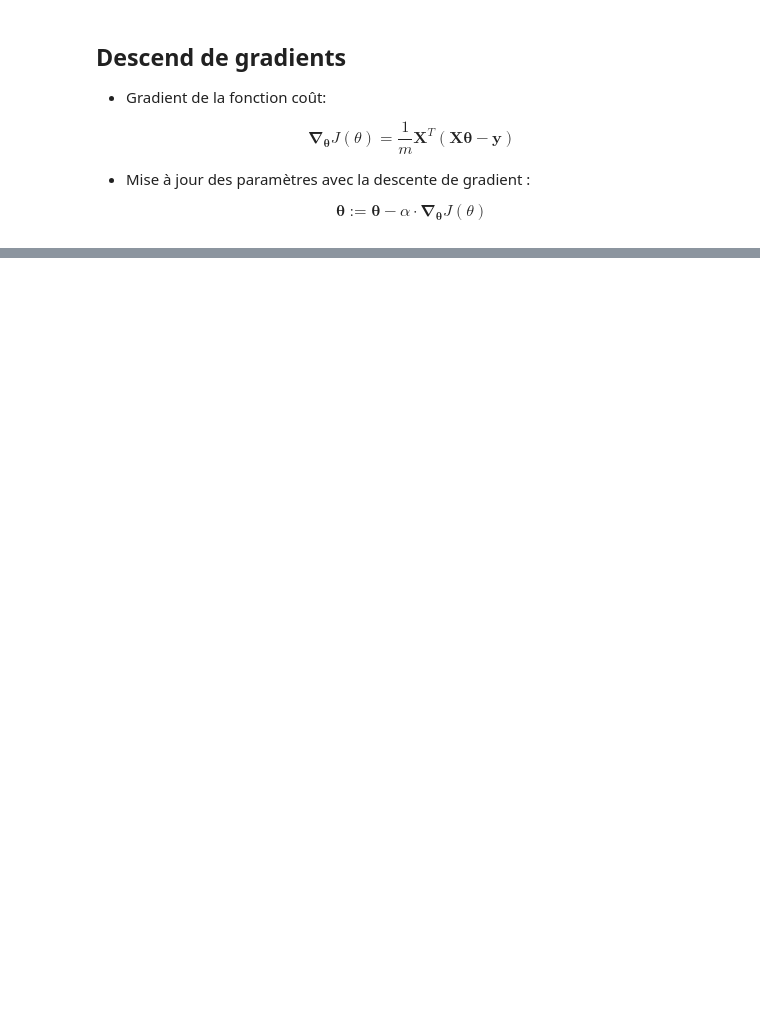
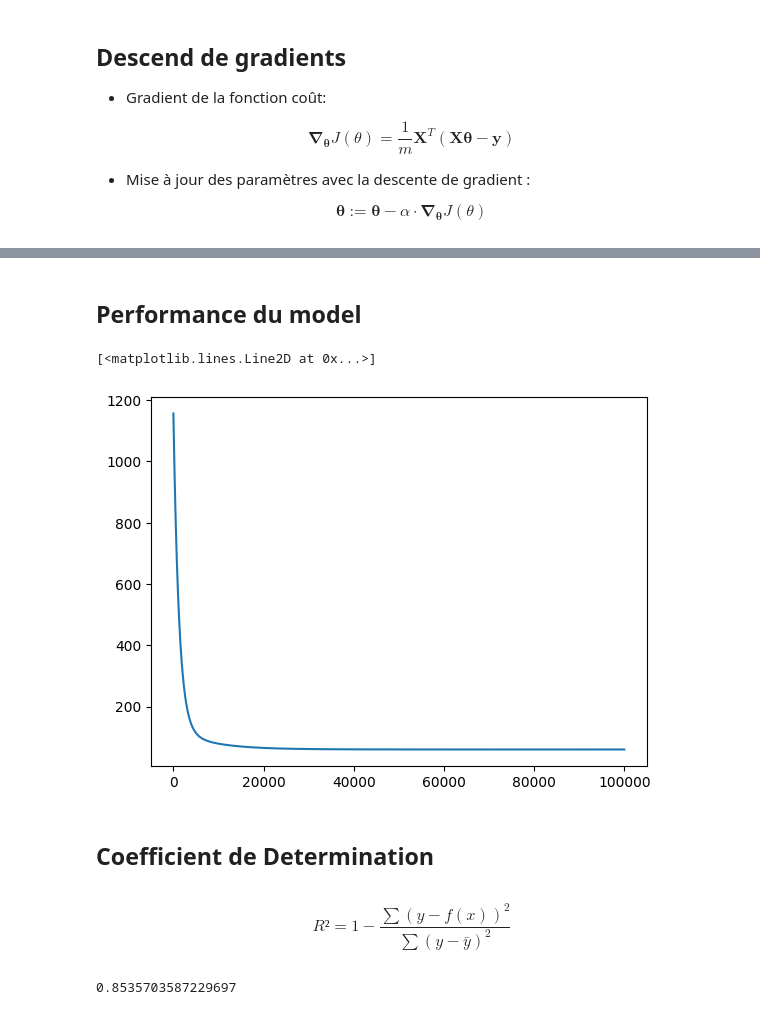
Before and after one commit to TsitouhRanjafy/Machine_Learning, a Jupyter notebook: main_2.ipynb, the cells around one changed output, grey strips where cells are left out. Cells and saved outputs as stored; diff of their text form; code cells hidden in the pictures; blank space fills up the shorter version.

Commit message:
ajout coefficient de determination

```diff
--- a/main_2.ipynb
+++ b/main_2.ipynb
@@ -88,0 +91,11 @@ plt.scatter(x,y_final,c="red")
+# %% [markdown]
+## Performance du model
+# %%
+plt.plot(range(100000),cost_historique)
+# %% [output]
+[<matplotlib.lines.Line2D at 0x...>]
+[figure, added]
+# %% [markdown]
+## Coefficient de Determination
+# %% [markdown]
+$$R² = 1 - \frac{\sum(y - f(x))^2}{\sum(y - \bar{y})^2}$$
@@ -88,0 +107,4 @@ plt.scatter(x,y_final,c="red")
+# %%
+print(coef_determination(y,y_final))
+# %% [output]
+0.8535703587229697
```
Also changed, not shown: parts of 8 cells of this notebook.
